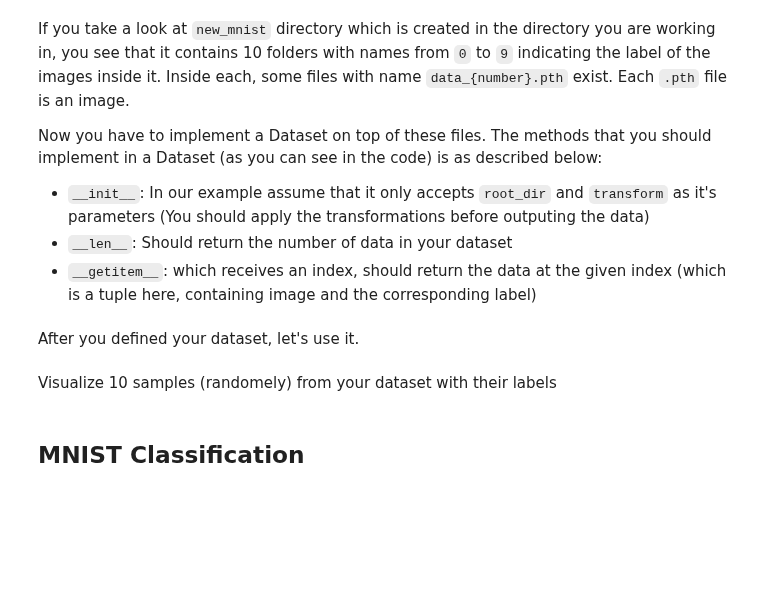
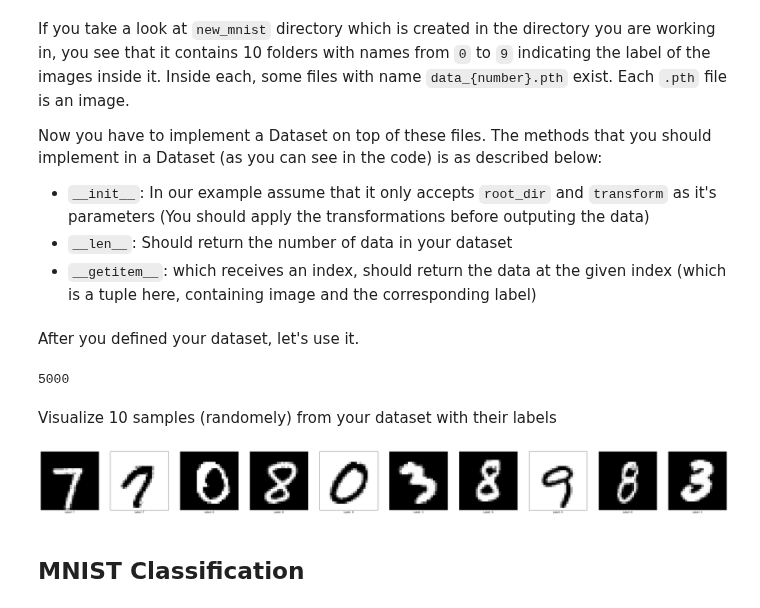
Before and after one commit to Parsa2820/ai-projects, a Jupyter notebook: projects/4/MPQ4/Practical/Q2.ipynb, the cells around one changed output. Drawn from its saved outputs; the diff is of its cells as text; code cells hidden in the pictures; blank space fills up the shorter version.

Commit message:
Implement dataset

```diff
--- a/projects/4/MPQ4/Practical/Q2.ipynb
+++ b/projects/4/MPQ4/Practical/Q2.ipynb
@@ -247,20 +248,37 @@ class MNISTDataset(Dataset):
     def __init__(self, root_dir, transform):
         # Place your code here (4 Points)
         ## Hint: Use os.listdir(some_path) to get the list of files
-        pass
+        self.transform = transform
+        self.folders = os.listdir(root_dir)
+        self.path_label_tuple_by_idx = {}
+        for folder in self.folders:
+            path = os.path.join(root_dir, folder)
+            label = int(folder)
+            for file in os.listdir(path):
+                file_path = os.path.join(path, file)
+                idx = int(file.replace('data_', '').replace('.pth', ''))
+                self.path_label_tuple_by_idx[idx] = (file_path, label)
+        self.len = len(self.path_label_tuple_by_idx)
 
     def __len__(self):
         # Place your code here (1 Points)
-        pass
+        return self.len
 
     def __getitem__(self, idx):
         # Place your code here (3 Points)
         ## Return a tuple (image, label)
-        pass
+        path_label = self.path_label_tuple_by_idx.get(idx)
+        if path_label is None:
+            raise IndexError(f'Index {idx} not found in dataset')
+        path, label = path_label
+        image = self.transform(torch.load(path))
+        return image, label
 # %% [markdown]
 After you defined your dataset, let's use it.
 # %%
 my_dataset = MNISTDataset(root_dir=dataset_path, transform=RandomColorSwap())
 len(my_dataset)
+# %% [output]
+5000
 # %% [markdown]
 Visualize 10 samples (randomely) from your dataset with their labels
@@ -269,3 +285,16 @@ Visualize 10 samples (randomely) from your dataset with their labels
+# %%
+# Place your code here (2 Points)
+num_imgs = 10
+fig, axs = plt.subplots(1, num_imgs, figsize=(50, 5))
+for i, idx in enumerate(torch.randint(0, len(my_dataset), [num_imgs])):
+    image, label = my_dataset[i]
+    axs[i].imshow(image[0], cmap='gray')
+    axs[i].set_xlabel(f'Label: {label}')
+    axs[i].set_yticks([])
+    axs[i].set_xticks([])
+plt.show()
+# %% [output]
+[figure, added]
 # %% [markdown]
 ## MNIST Classification
 # %% [markdown]
```
Also changed, not shown: parts of 2 cells of this notebook.
